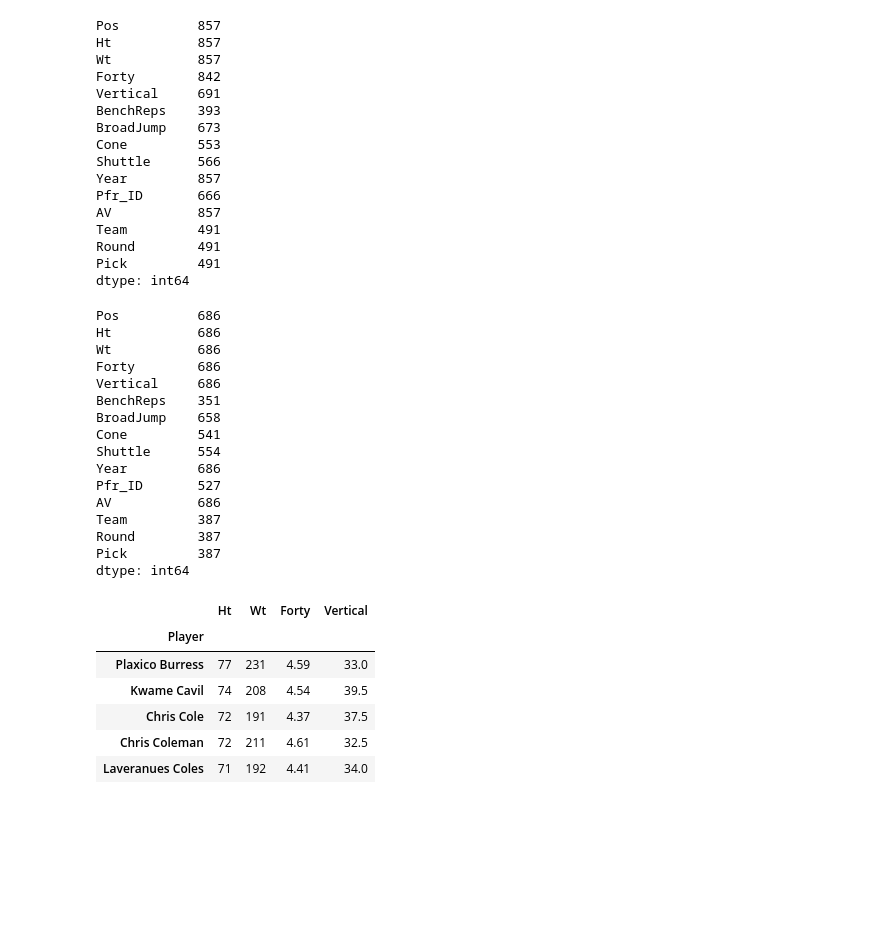
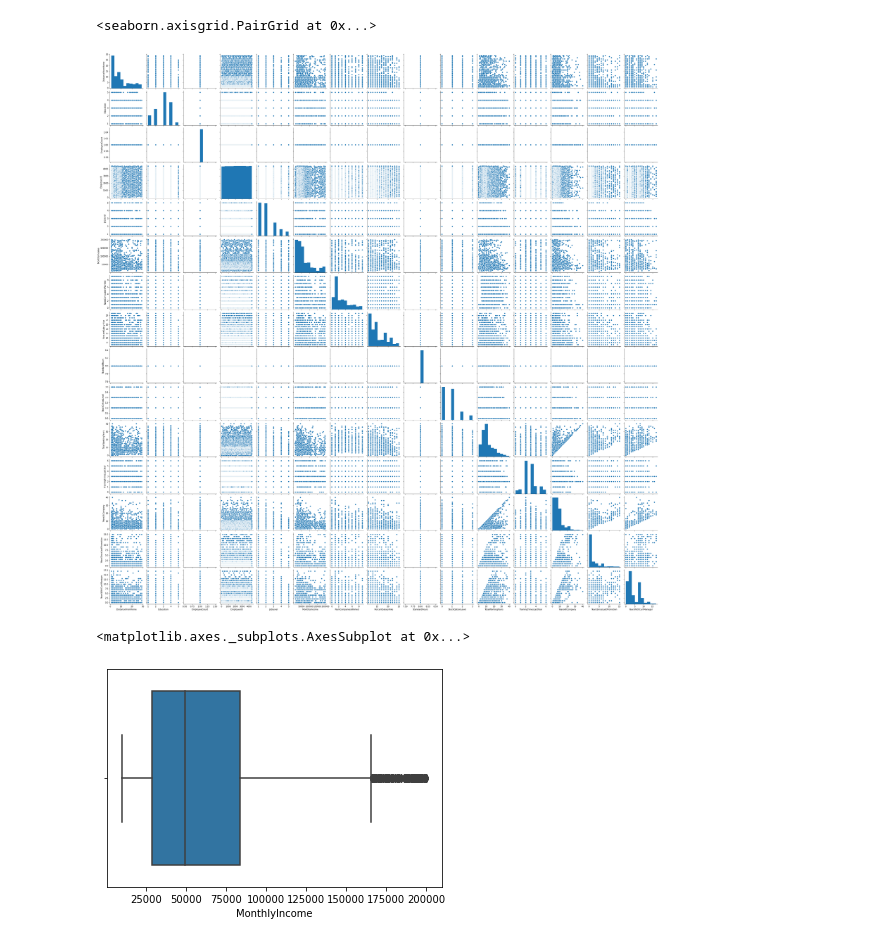
Before and after one commit to frank-salah1/Fun-with-HR, a Jupyter notebook: Notebooks/Data Analysis.ipynb, the cells around one changed output. Cells and saved outputs as stored; diff of their text form; code cells hidden in the pictures; blank space fills up the shorter version.

```diff
--- a/Notebooks/Data Analysis.ipynb
+++ b/Notebooks/Data Analysis.ipynb
@@ -101,43 +77,3 @@ df_wr.describe()
-# %%
-#look at counts for each column
-df_wr.count()
-# %% [output]
-Pos          857
-Ht           857
-Wt           857
-Forty        842
-Vertical     691
-BenchReps    393
-BroadJump    673
-Cone         553
-Shuttle      566
-Year         857
-Pfr_ID       666
-AV           857
-Team         491
-Round        491
-Pick         491
-dtype: int64
 # %%
-#drop rows with forty and vertical are null
-df_wr.dropna(subset=['Forty', 'Vertical'], inplace=True)
+#drop rows with na value
+df.dropna(inplace=True)
-# %%
-#look at counts again
-df_wr.count()
-# %% [output]
-Pos          686
-Ht           686
-Wt           686
-Forty        686
-Vertical     686
-BenchReps    351
-BroadJump    658
-Cone         541
-Shuttle      554
-Year         686
-Pfr_ID       527
-AV           686
-Team         387
-Round        387
-Pick         387
-dtype: int64
@@ -147,11 +80,12 @@ df_wr = df_wr[['Ht', 'Wt', 'Forty', 'Vertical']]
-# %%
-#look at top few rows of datasets
-df_wr.head()
-# %% [output]
-|  | Ht | Wt | Forty | Vertical |
-| Player |  |  |  |  |
-| Plaxico Burress | 77 | 231 | 4.59 | 33.0 |
-| Kwame Cavil | 74 | 208 | 4.54 | 39.5 |
-| Chris Cole | 72 | 191 | 4.37 | 37.5 |
-| Chris Coleman | 72 | 211 | 4.61 | 32.5 |
-| Laveranues Coles | 71 | 192 | 4.41 | 34.0 |
+# %%
+#perform a quick comparison of all data to understand general patterns
+sns.pairplot(df)
+# %% [output]
+<seaborn.axisgrid.PairGrid at 0x...>
+[figure, added]
+# %%
+#see if there are any outliers for monthly
+sns.boxplot(data=df, x='MonthlyIncome')
+# %% [output]
+<matplotlib.axes._subplots.AxesSubplot at 0x...>
+[figure, added]
```
Also changed, not shown: parts of 11 cells of this notebook, 1 other file.
